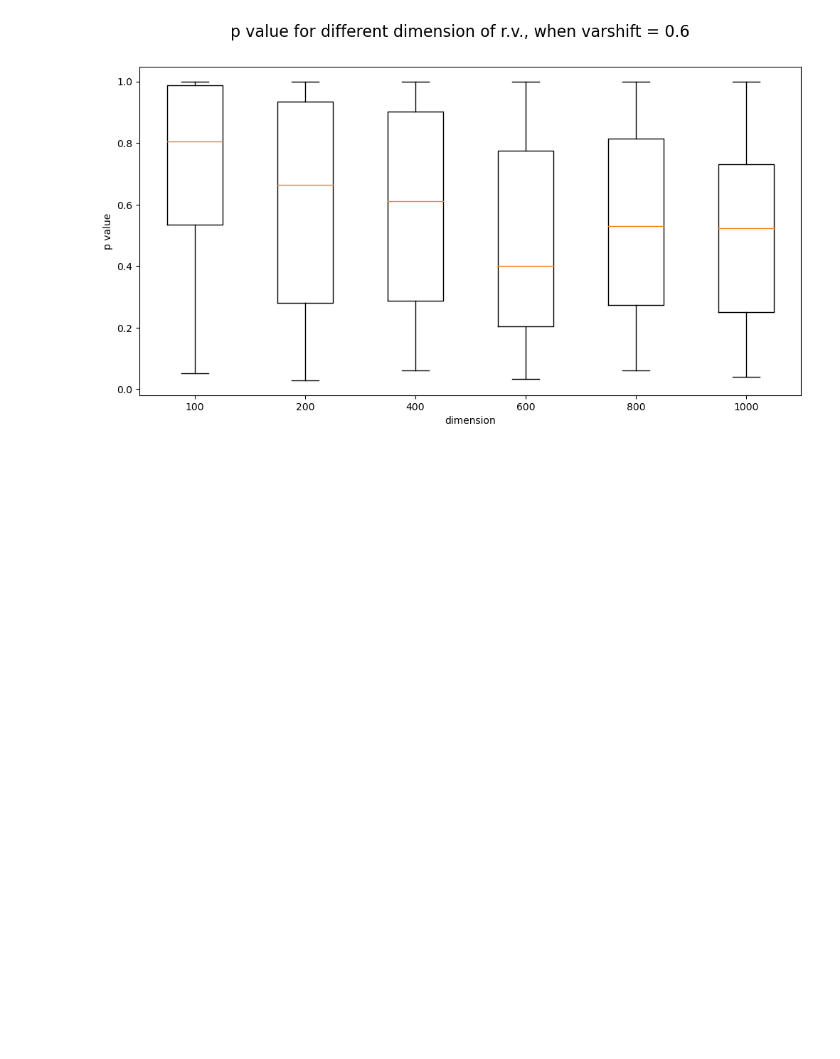
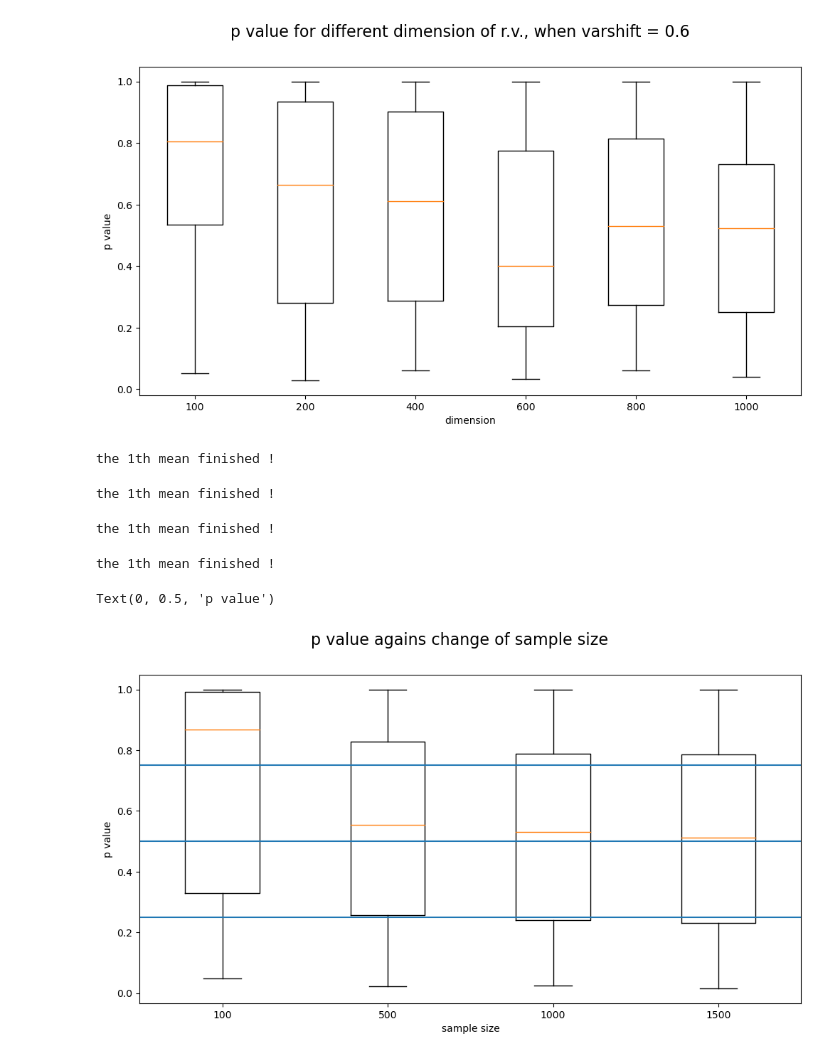
Before and after one commit to RuiziWu/M4Rproject, a Jupyter notebook: KSD2D_301022.ipynb, the cells around one changed output. Saved outputs shown, nothing was run; the diff lists cells and outputs as text; code cells hidden in the pictures; blank space fills up the shorter version.

```diff
--- a/KSD2D_301022.ipynb
+++ b/KSD2D_301022.ipynb
@@ -479,3 +479,39 @@ ax.set_ylabel("p value")
 # %% [output]
 Text(0, 0.5, 'p value')
 [figure]
+# %%
+zeromean = np.array([0])
+
+dim20_sieze100 = pValue_meanshift(100, 20, 1, meanvalue=zeromean, iter = 300)
+# %% [output]
+the 1th mean finished !
+# %%
+dim20_sieze500 = pValue_meanshift(500, 20, 1, meanvalue=zeromean, iter = 300)
+# %% [output]
+the 1th mean finished !
+# %%
+dim10_sieze1000 = pValue_meanshift(1000, 20, 1, meanvalue=zeromean, iter = 300)
+# %% [output]
+the 1th mean finished !
+# %%
+dim10_sieze1500 = pValue_meanshift(1500, 20, 1, meanvalue=zeromean, iter = 300)
+# %% [output]
+the 1th mean finished !
+# %%
+data_20 = np.array([dim20_sieze100[0], dim20_sieze500[0], dim10_sieze1000[0], dim10_sieze1500[0]])
+# %%
+fig = plt.figure(figsize =(12, 6))
+fig.suptitle("p value agains change of sample size", fontsize = 16)
+
+ax = fig.add_subplot(111)
+
+ax.boxplot(data_20.T)
+ax.axhline(0.25)
+ax.axhline(0.5)
+ax.axhline(0.75)
+ax.set_xticklabels(["100", "500", "1000", "1500"])
+ax.set_xlabel("sample size")
+ax.set_ylabel("p value")
+# %% [output]
+Text(0, 0.5, 'p value')
+[figure, added]
```
